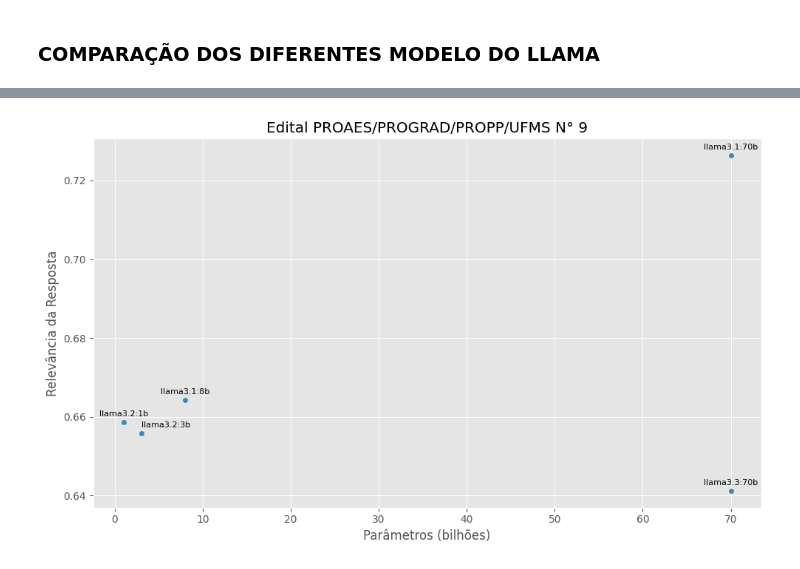
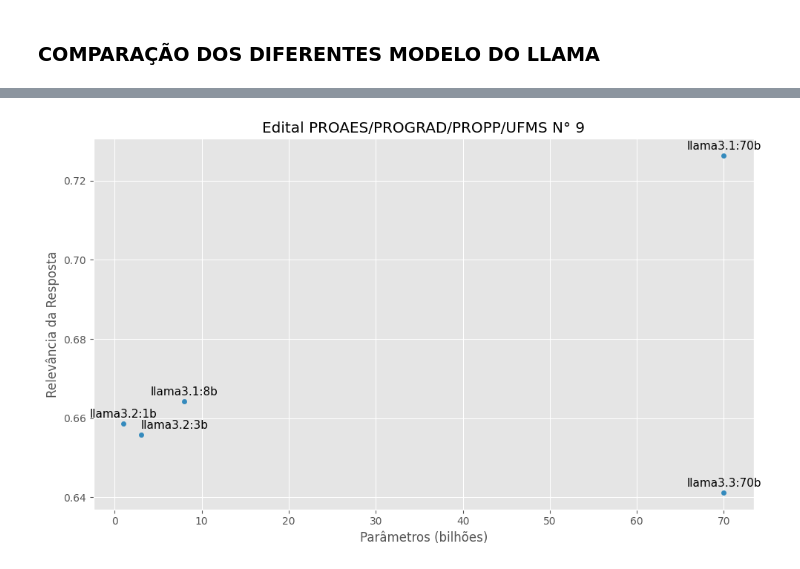
Before and after one commit to lucasstna/CapiGPT, a Jupyter notebook: notebooks/results.ipynb, the cells around one changed output, grey strips where cells are left out. Cells and saved outputs as stored; diff of their text form; code cells hidden in the pictures.

```diff
--- a/notebooks/results.ipynb
+++ b/notebooks/results.ipynb
@@ -313,7 +323,7 @@ ax3.set_ylabel('Relevância da Resposta')
 ax3.set_xlabel('Parâmetros (bilhões)')
 
 for i, txt in enumerate(tmp[tmp['file'] == 'regulamento']['model']):
-    ax3.text(tmp[tmp['file'] == 'regulamento']['n_parameters'].iloc[i], tmp[tmp['file'] == 'regulamento']['answer_relevancy'].iloc[i] + 0.004, txt, fontsize=8, rotation=0, ha='center')
+    ax3.text(tmp[tmp['file'] == 'regulamento']['n_parameters'].iloc[i], tmp[tmp['file'] == 'regulamento']['answer_relevancy'].iloc[i] + 0.004, txt, fontsize=11, rotation=0, ha='center')
 
 plt.tight_layout()
 plt.savefig('../tests/graphs/llama-regulamento-relevancia-metrics.pdf', format='pdf', bbox_inches='tight')
@@ -329,7 +339,7 @@ ax3.set_ylabel('Fidelidade')
 ax3.set_xlabel('Parâmetros (bilhões)')
 
 for i, txt in enumerate(tmp[tmp['file'] == 'edital-70']['model']):
-    ax3.text(tmp[tmp['file'] == 'edital-70']['n_parameters'].iloc[i], tmp[tmp['file'] == 'edital-70']['faithfulness'].iloc[i] + 0.004, txt, fontsize=8, rotation=0, ha='center')
+    ax3.text(tmp[tmp['file'] == 'edital-70']['n_parameters'].iloc[i], tmp[tmp['file'] == 'edital-70']['faithfulness'].iloc[i] + 0.004, txt, fontsize=11, rotation=0, ha='center')
 
 plt.tight_layout()
 plt.savefig('../tests/graphs/llama-edital-70-fidelidade-metrics.pdf', format='pdf', bbox_inches='tight')
@@ -347,11 +357,11 @@ ax3.set_xlabel('Parâmetros (bilhões)')
 for i, txt in enumerate(tmp[tmp['file'] == 'edital-70']['model']):
 
     if ('1b' in txt):
-        ax3.text(tmp[tmp['file'] == 'edital-70']['n_parameters'].iloc[i], tmp[tmp['file'] == 'edital-70']['answer_relevancy'].iloc[i] + 0.004, txt, fontsize=8, rotation=45, ha='left')
+        ax3.text(tmp[tmp['file'] == 'edital-70']['n_parameters'].iloc[i], tmp[tmp['file'] == 'edital-70']['answer_relevancy'].iloc[i] + 0.004, txt, fontsize=11, rotation=45, ha='left')
     elif ('3b' in txt):
-        ax3.text(tmp[tmp['file'] == 'edital-70']['n_parameters'].iloc[i], tmp[tmp['file'] == 'edital-70']['answer_relevancy'].iloc[i] + 0.004, txt, fontsize=8, rotation=45, ha='left')
+        ax3.text(tmp[tmp['file'] == 'edital-70']['n_parameters'].iloc[i], tmp[tmp['file'] == 'edital-70']['answer_relevancy'].iloc[i] + 0.004, txt, fontsize=11, rotation=45, ha='left')
     else:
-        ax3.text(tmp[tmp['file'] == 'edital-70']['n_parameters'].iloc[i], tmp[tmp['file'] == 'edital-70']['answer_relevancy'].iloc[i] + 0.004, txt, fontsize=8, rotation=0, ha='center')
+        ax3.text(tmp[tmp['file'] == 'edital-70']['n_parameters'].iloc[i], tmp[tmp['file'] == 'edital-70']['answer_relevancy'].iloc[i] + 0.004, txt, fontsize=11, rotation=0, ha='center')
 
 plt.tight_layout()
 plt.savefig('../tests/graphs/llama-edital-70-relevancia-metrics.pdf', format='pdf', bbox_inches='tight')
@@ -367,7 +377,7 @@ ax3.set_ylabel('Fidelidade')
 ax3.set_xlabel('Parâmetros (bilhões)')
 
 for i, txt in enumerate(tmp[tmp['file'] == 'edital-9']['model']):
-    ax3.text(tmp[tmp['file'] == 'edital-9']['n_parameters'].iloc[i], tmp[tmp['file'] == 'edital-9']['faithfulness'].iloc[i] + 0.004, txt, fontsize=8, rotation=0, ha='center')
+    ax3.text(tmp[tmp['file'] == 'edital-9']['n_parameters'].iloc[i], tmp[tmp['file'] == 'edital-9']['faithfulness'].iloc[i] + 0.004, txt, fontsize=11, rotation=0, ha='center')
 
 plt.tight_layout()
 plt.savefig('../tests/graphs/llama-edital-9-fidelidade-metrics.pdf', format='pdf', bbox_inches='tight')
@@ -377,23 +387,23 @@ plt.show()
 # %%
 # just for "edital-9" file, create subplots showing the faithfulness score by model, variying the number of parameters
 fig3, ax3 = plt.subplots(figsize=(10, 6))
 tmp[tmp['file'] == 'edital-9'].sort_values(by='n_parameters').plot(x='n_parameters', y='answer_relevancy', kind='scatter', ax=ax3)
 ax3.set_title('Edital PROAES/PROGRAD/PROPP/UFMS N° 9')
 ax3.set_ylabel('Relevância da Resposta')
 ax3.set_xlabel('Parâmetros (bilhões)')
 
 for i, txt in enumerate(tmp[tmp['file'] == 'edital-9']['model']):
 
     if ('1b' in txt):
-        ax3.text(tmp[tmp['file'] == 'edital-9']['n_parameters'].iloc[i], tmp[tmp['file'] == 'edital-9']['answer_relevancy'].iloc[i] + 0.0015, txt, fontsize=8, rotation=0, ha='center')
+        ax3.text(tmp[tmp['file'] == 'edital-9']['n_parameters'].iloc[i], tmp[tmp['file'] == 'edital-9']['answer_relevancy'].iloc[i] + 0.0015, txt, fontsize=11, rotation=0, ha='center')
 
     elif ('3b' in txt):
-        ax3.text(tmp[tmp['file'] == 'edital-9']['n_parameters'].iloc[i], tmp[tmp['file'] == 'edital-9']['answer_relevancy'].iloc[i] + 0.0015, txt, fontsize=8, rotation=0, ha='left')
+        ax3.text(tmp[tmp['file'] == 'edital-9']['n_parameters'].iloc[i], tmp[tmp['file'] == 'edital-9']['answer_relevancy'].iloc[i] + 0.0015, txt, fontsize=11, rotation=0, ha='left')
     else:
-        ax3.text(tmp[tmp['file'] == 'edital-9']['n_parameters'].iloc[i], tmp[tmp['file'] == 'edital-9']['answer_relevancy'].iloc[i] + 0.0015, txt, fontsize=8, rotation=0, ha='center')
+        ax3.text(tmp[tmp['file'] == 'edital-9']['n_parameters'].iloc[i], tmp[tmp['file'] == 'edital-9']['answer_relevancy'].iloc[i] + 0.0015, txt, fontsize=11, rotation=0, ha='center')
 
 plt.tight_layout()
 plt.savefig('../tests/graphs/llama-edital-9-relevancia-metrics.pdf', format='pdf', bbox_inches='tight')
 plt.show()
 # %% [output]
-[figure, old version]
+[figure, new version]
```
Also changed, not shown: parts of 23 cells of this notebook, 9 other files.
